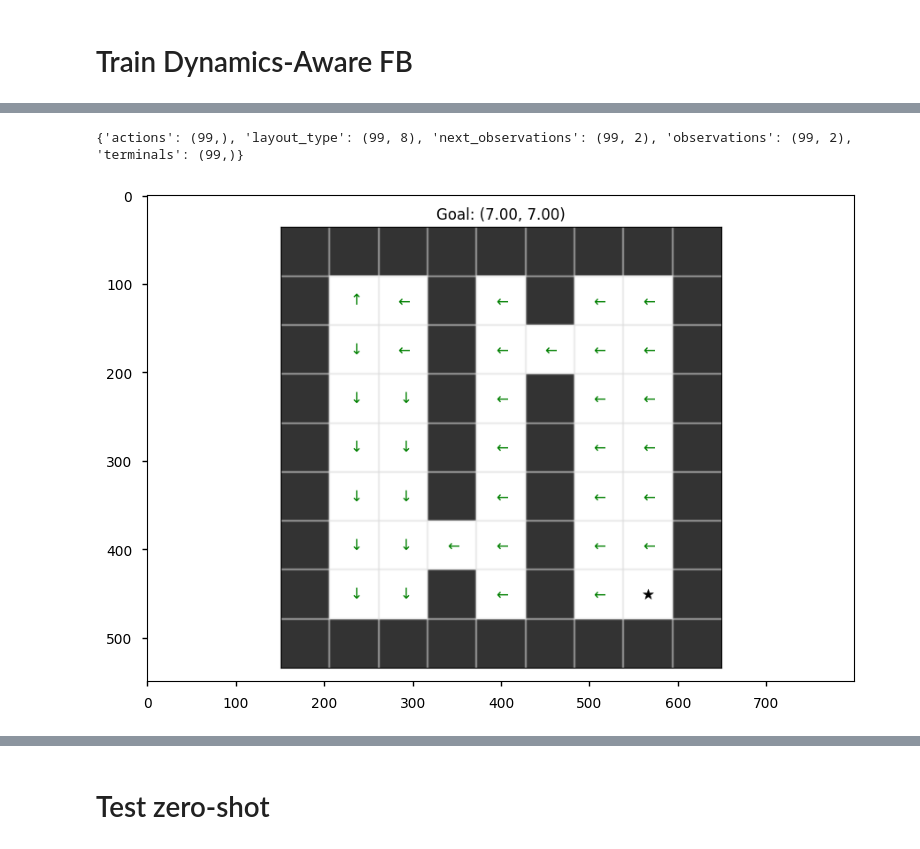
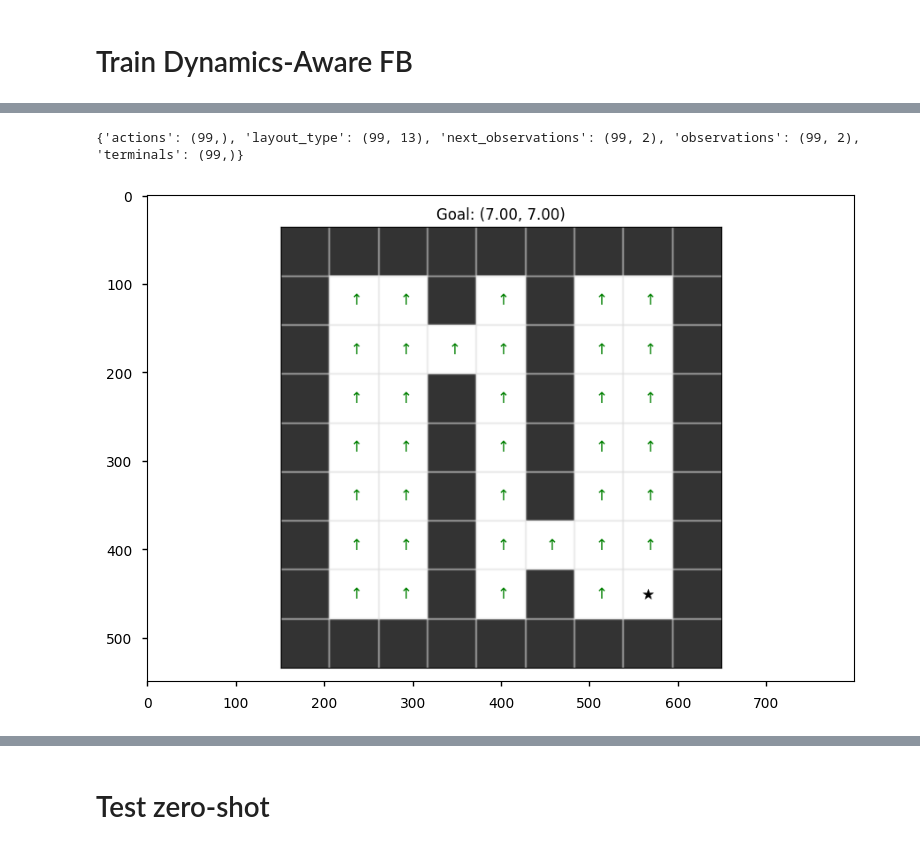
Before and after one commit to skylooop/BeliefConditionedFB, a Jupyter notebook: notebooks/dynamics_fb_doors_debug.ipynb, the cells around one changed output, grey strips where cells are left out. Cells and saved outputs as stored; diff of their text form; code cells hidden in the pictures.

```diff
--- a/notebooks/dynamics_fb_doors_debug.ipynb
+++ b/notebooks/dynamics_fb_doors_debug.ipynb
@@ -57,17 +59,17 @@ train_layout_data = []
 
 # NUM_TRAIN_LAYOUTS = 3
 # NUM_TRAIN_STEPS = 100
-# NUM_TRAIN_EPISODES = 1000
+# NUM_TRAIN_EPISODES = 500
 
 # for i in tqdm(range(NUM_TRAIN_LAYOUTS)):
-#     env = DynamicsGeneralization_Doors(render_mode="rgb_array", highlight=False, max_steps=NUM_TRAIN_STEPS, agent_start_pos=None) # comment agent_start_pos for same start pos
+#     env = DynamicsGeneralization_Doors(render_mode="rgb_array", highlight=False, max_steps=NUM_TRAIN_STEPS)#, agent_start_pos=None) # comment agent_start_pos for same start pos
 #     env._gen_grid = partial(env._gen_grid, layout_type=i)
 #     env = MinigridWrapper(env)
 #     # dataset, env = random_exploration(env, num_episodes=NUM_TRAIN_EPISODES, layout_type=i, num_mdp=NUM_TRAIN_LAYOUTS)
 #     dataset, env = q_learning(env, num_episodes=NUM_TRAIN_EPISODES, layout_type=i, epsilon=0.75, num_mdp=NUM_TRAIN_LAYOUTS)
 #     train_layout_data.append(dataset)
 
-NUM_TRAIN_LAYOUTS = 3
+NUM_TRAIN_LAYOUTS = 8
 NUM_TRAIN_STEPS = 100
 NUM_TRAIN_EPISODES = 1000
 
@@ -76,7 +78,6 @@ for i in tqdm(range(NUM_TRAIN_LAYOUTS)):
     env._gen_grid = partial(env._gen_grid, layout_type=i)
     env = MinigridWrapper(env)
     dataset, env = random_exploration(env, num_episodes=NUM_TRAIN_EPISODES, layout_type=i, num_mdp=NUM_TRAIN_LAYOUTS)
-    #dataset, env = q_learning(env, num_episodes=NUM_TRAIN_EPISODES, layout_type=i, epsilon=0.75, num_mdp=NUM_TRAIN_LAYOUTS)
     train_layout_data.append(dataset)
 
 pprint(jax.tree.map(lambda x: x.shape, train_layout_data[0]))
@@ -107,7 +108,11 @@ from utils.datasets import Dataset, GCDataset
 
 with initialize(version_base=None, config_path="../configs/"):
     fb_config = compose(config_name='entry.yaml', overrides=['experiment=fb_dynamics_discrete.yaml',
-                                                            f'agent.number_of_meta_envs={NUM_TRAIN_LAYOUTS}'])
+                                                            f'agent.number_of_meta_envs={NUM_TRAIN_LAYOUTS}',
+                                                            f'+agent.kappa=100',
+                                                            f'agent.z_dim=100',
+                                                            f'agent.output_dim=100'])
+                                                            # f'agent.z_mix_ratio=0.5'])
     fb_config = OmegaConf.to_container(fb_config, resolve=True)
     pprint(fb_config)
 
@@ -116,8 +121,8 @@ def concatenate_dicts(dict1, dict2):
 
 whole_data = functools.reduce(concatenate_dicts, train_layout_data)
 # SAVING
-np.save(f"../aux_data/doors_meta{NUM_TRAIN_LAYOUTS}_data", arr=jax.device_get(whole_data))
-whole_data = np.load(f"/home/m_bobrin/ZeroShotRL/aux_data/doors_meta{NUM_TRAIN_LAYOUTS}_data.npy", allow_pickle=True).item()
+# np.save(f"../aux_data/doors_meta{NUM_TRAIN_LAYOUTS}_data", arr=jax.device_get(whole_data))
+# whole_data = np.load(f"/home/m_bobrin/ZeroShotRL/aux_data/doors_meta{NUM_TRAIN_LAYOUTS}_data.npy", allow_pickle=True).item()
 
 print(jax.tree.map(lambda x: x.shape, whole_data))
 whole_dataset = Dataset.create(**jax.device_get(whole_data))
@@ -144,7 +149,5 @@ gc_whole_dataset = GCDataset(whole_dataset, config=fb_config['agent'])
 # %%
 sys.path.append("..")
-# from agents.dynamics_fb import ForwardBackwardAgent
-# ONLY FOR TESTING
 from agents.test_fb import ForwardBackwardAgent
 
 gc_whole_dataset = GCDataset(whole_dataset, config=fb_config['agent'])
@@ -155,7 +158,7 @@ fb_agent = ForwardBackwardAgent.create(
     np.full_like(example_batch['actions'], env.action_space.n - 1),
     config=fb_config['agent']
 )
-batch = gc_whole_dataset.sample(2, layout_type=0, context_length=NUM_TRAIN_STEPS)[1]
+batch = gc_whole_dataset.sample(2, layout_type=None, get_traj_batch=True, context_length=NUM_TRAIN_STEPS)[1]
 # with jax.disable_jit():
 fb_agent, info = fb_agent.update(batch, train_context_embedding=False)
 # %%
@@ -202,47 +205,38 @@ def plot_policy(env, dataset, fig=None, ax=None, title=None, action_fn=None, **k
     return fig, ax
 
 def visualize_policy_image(layout_type, task_num):
-    mdp_type = np.zeros((NUM_TRAIN_LAYOUTS, ))
-    if mdp_type is not None:
-        if layout_type == 0:
-            mdp_type[0] = 1
-        elif layout_type == 1:
-            mdp_type[1] = 1
-        else:
-            mdp_type[2] = 1
-
     env = DynamicsGeneralization_Doors(render_mode="rgb_array", highlight=False,
                                     max_steps=NUM_TRAIN_STEPS, task_num=task_num)
     env._gen_grid = partial(env._gen_grid, layout_type=layout_type)
     env = MinigridWrapper(env)
     dynamics_embedding=None
     obs, info = env.reset()
     goal = info.get("goal_pos", None)
 
     if fb_config['agent']['use_context']:
         dataset_inference, env = random_exploration(env, num_episodes=1, layout_type=layout_type, num_mdp=NUM_TRAIN_LAYOUTS + 5)
         print(jax.tree.map(lambda x: x.shape, dataset_inference))
         dynamics_embedding_mean, dynamics_mean_std = fb_agent.network.select('dynamic_transformer')(dataset_inference['observations'][None], dataset_inference['actions'][None,:,None],
                                                                                     dataset_inference['next_observations'][None], train=False, return_embedding=True)
         dynamics_embedding = dynamics_embedding_mean + jax.random.normal(key=GLOBAL_KEY, shape=dynamics_embedding_mean.shape) * jnp.exp(dynamics_mean_std)
         dynamics_embedding=dynamics_embedding.squeeze()
         mdp_type=None
 
-    latent_z = fb_agent.infer_z(goal, mdp_num=mdp_type, dynamics_embedding=dynamics_embedding)
+    latent_z = fb_agent.infer_z(goal, mdp_num=None, dynamics_embedding=dynamics_embedding)
     example_batch = gc_whole_dataset.sample(1)
     pred_policy_img = policy_image_grid(env, example_batch,
                                                     action_fn=partial(supply_rng(fb_agent.sample_actions,
                                                                                 rng=jax.random.PRNGKey(np.random.randint(0, 2**32))), latent_z=latent_z,
                                                                     mdp_num=mdp_type[None] if mdp_type is not None else None, dynamics_embedding=dynamics_embedding[None], temperature=0.0),
                                                     goal=goal)
     return pred_policy_img
 
-pred_policy_img = visualize_policy_image(layout_type=0, task_num=2)
+pred_policy_img = visualize_policy_image(layout_type=1, task_num=2)
 plt.imshow(pred_policy_img)
 plt.tight_layout()
 # %% [output]
-{'actions': (99,), 'layout_type': (99, 8), 'next_observations': (99, 2), 'observations': (99, 2), 'terminals': (99,)}
+{'actions': (99,), 'layout_type': (99, 13), 'next_observations': (99, 2), 'observations': (99, 2), 'terminals': (99,)}
-[figure, old version]
+[figure, new version]
 # %%
 from mpl_toolkits.axes_grid1 import make_axes_locatable
 
```
Also changed, not shown: parts of 16 cells of this notebook, 21 other files.
